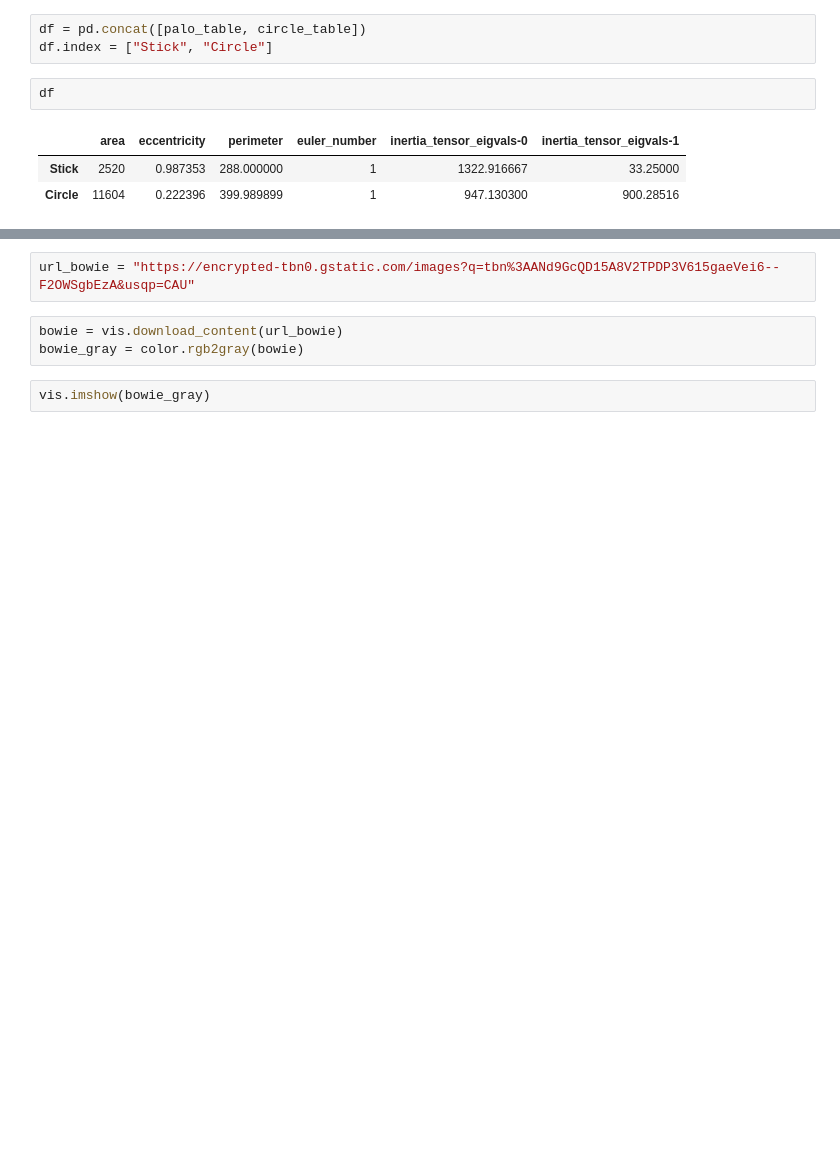
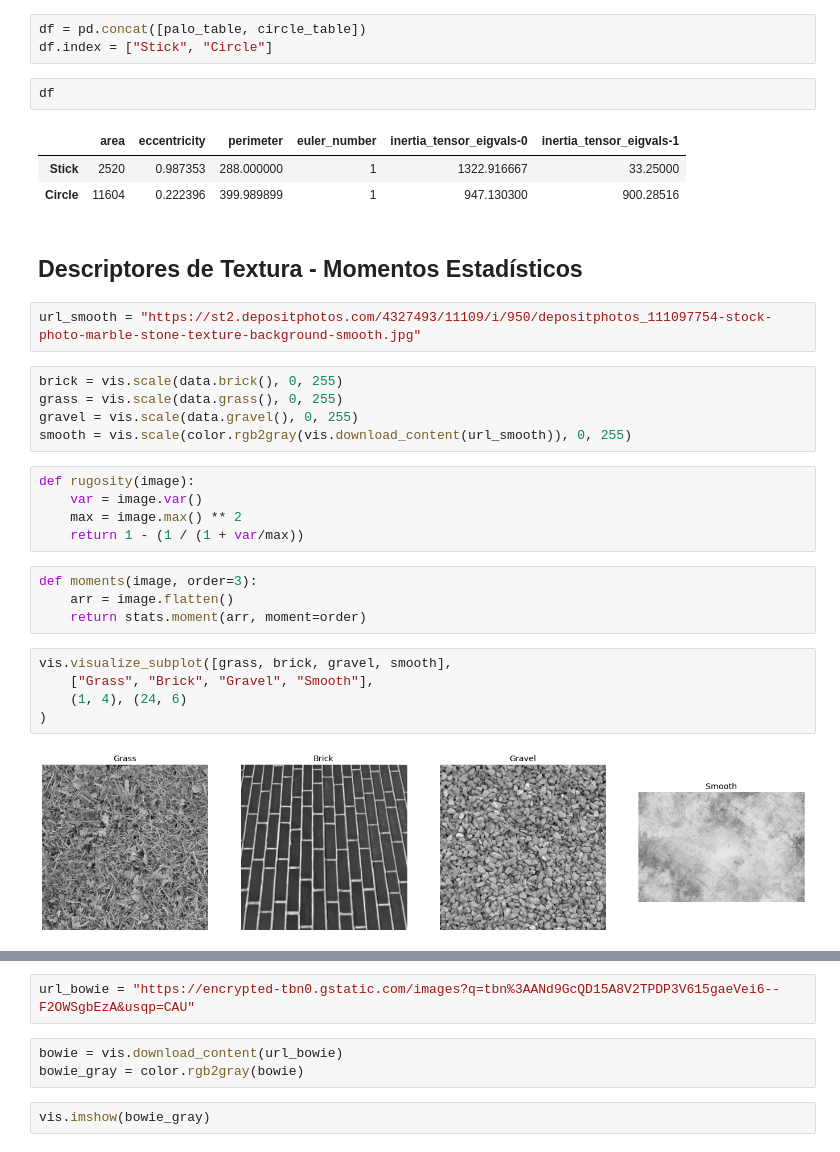
Before and after one commit to jpcano1/ISIS_4825_skimage_last, a Jupyter notebook: Scikit_Image_Final_Bootcamp.ipynb, the cells around one changed output, grey strips where cells are left out. Drawn from its saved outputs; the diff is of its cells as text; blank space fills up the shorter version.

```diff
--- a/Scikit_Image_Final_Bootcamp.ipynb
+++ b/Scikit_Image_Final_Bootcamp.ipynb
@@ -638,3 +642,28 @@ df
 |  | area | eccentricity | perimeter | euler_number | inertia_tensor_eigvals-0 | inertia_tensor_eigvals-1 |
 | Stick | 2520 | 0.987353 | 288.000000 | 1 | 1322.916667 | 33.25000 |
 | Circle | 11604 | 0.222396 | 399.989899 | 1 | 947.130300 | 900.28516 |
+# %% [markdown]
+## **Descriptores de Textura - Momentos Estadísticos** <a name="id3-1"></a>
+# %%
+url_smooth = "https://st2.depositphotos.com/4327493/11109/i/950/depositphotos_111097754-stock-photo-marble-stone-texture-background-smooth.jpg"
+# %%
+brick = vis.scale(data.brick(), 0, 255)
+grass = vis.scale(data.grass(), 0, 255)
+gravel = vis.scale(data.gravel(), 0, 255)
+smooth = vis.scale(color.rgb2gray(vis.download_content(url_smooth)), 0, 255)
+# %%
+def rugosity(image):
+    var = image.var()
+    max = image.max() ** 2
+    return 1 - (1 / (1 + var/max))
+# %%
+def moments(image, order=3):
+    arr = image.flatten()
+    return stats.moment(arr, moment=order)
+# %%
+vis.visualize_subplot([grass, brick, gravel, smooth],
+    ["Grass", "Brick", "Gravel", "Smooth"],
+    (1, 4), (24, 6)
+)
+# %% [output]
+[figure, added]
```
Also changed, not shown: parts of 15 cells of this notebook.
